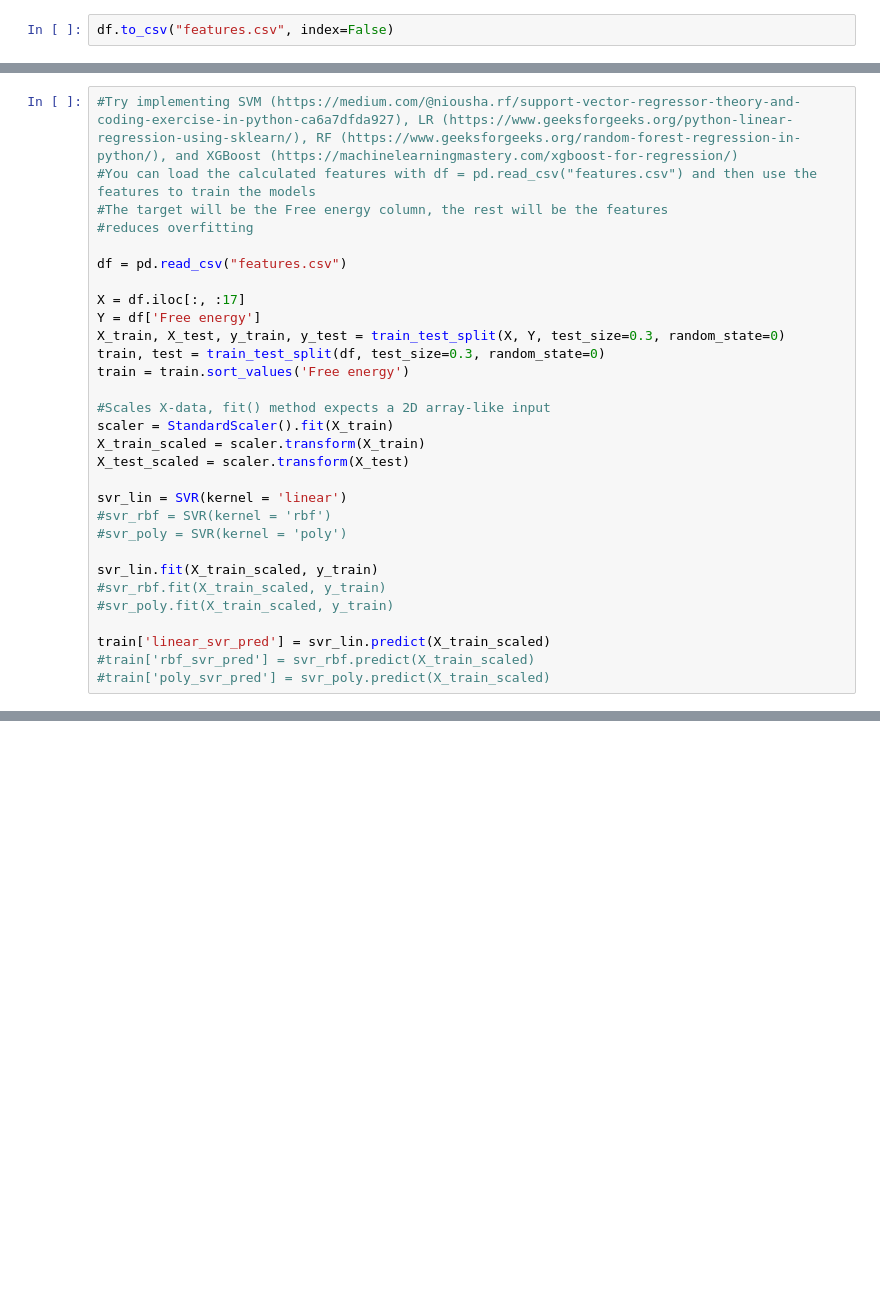
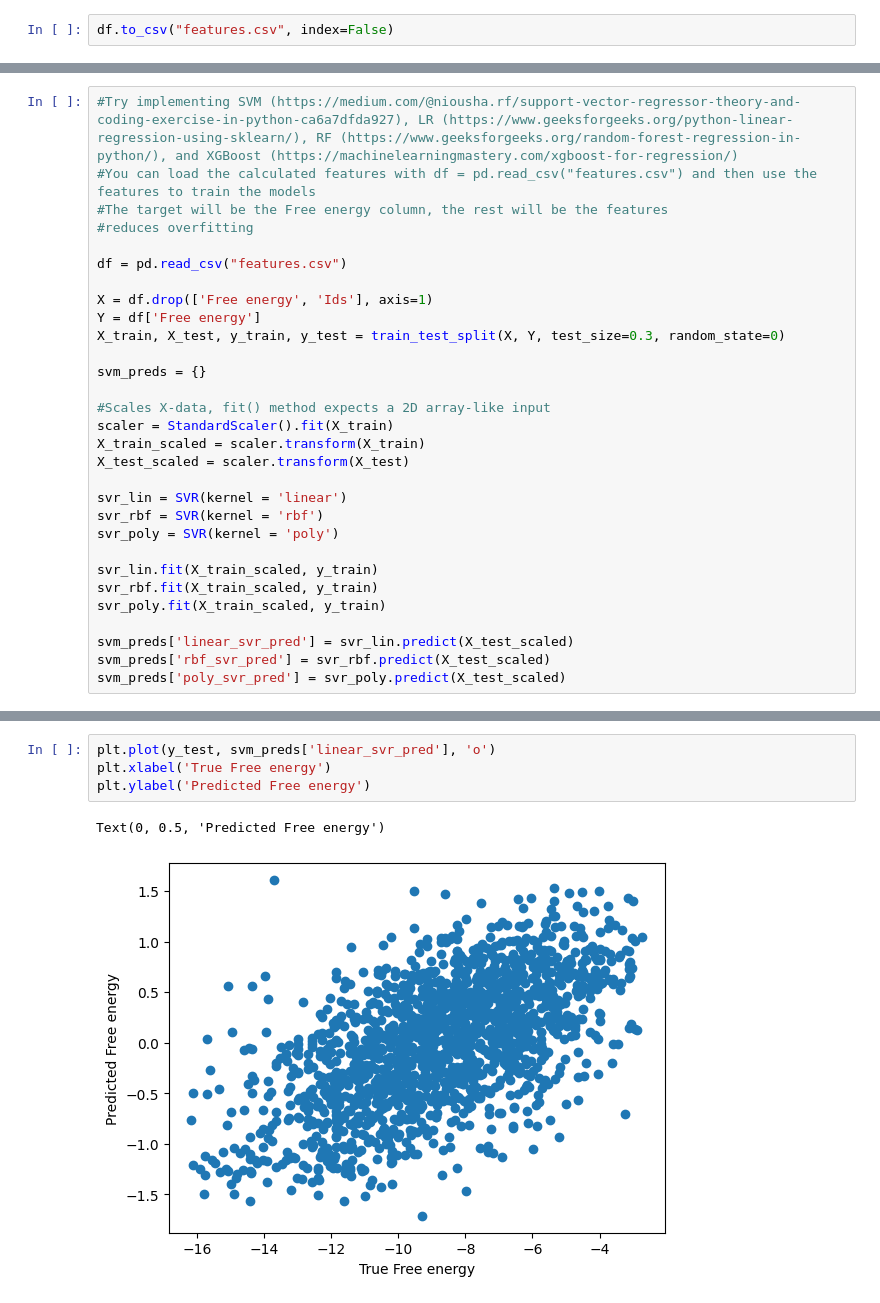
Before and after one commit to francoviscarra/BFE_ML, a Jupyter notebook: feature_calc/physicochemical_features.ipynb, the cells around one changed output, grey strips where cells are left out. Drawn from its saved outputs; the diff is of its cells as text; blank space fills up the shorter version.

```diff
--- a/feature_calc/physicochemical_features.ipynb
+++ b/feature_calc/physicochemical_features.ipynb
@@ -578,11 +595,11 @@ warnings.filterwarnings('ignore')
 
 df = pd.read_csv("features.csv")
 
-X = df.iloc[:, :17]
+X = df.drop(['Free energy', 'Ids'], axis=1)
 Y = df['Free energy']
 X_train, X_test, y_train, y_test = train_test_split(X, Y, test_size=0.3, random_state=0)
-train, test = train_test_split(df, test_size=0.3, random_state=0)
-train = train.sort_values('Free energy')
+
+svm_preds = {}
 
 #Scales X-data, fit() method expects a 2D array-like input
 scaler = StandardScaler().fit(X_train)
@@ -590,13 +607,13 @@ X_train_scaled = scaler.transform(X_train)
 X_test_scaled = scaler.transform(X_test)
 
 svr_lin = SVR(kernel = 'linear')
-#svr_rbf = SVR(kernel = 'rbf')
-#svr_poly = SVR(kernel = 'poly')
+svr_rbf = SVR(kernel = 'rbf')
+svr_poly = SVR(kernel = 'poly')
 
 svr_lin.fit(X_train_scaled, y_train)
-#svr_rbf.fit(X_train_scaled, y_train)
-#svr_poly.fit(X_train_scaled, y_train)
+svr_rbf.fit(X_train_scaled, y_train)
+svr_poly.fit(X_train_scaled, y_train)
 
-train['linear_svr_pred'] = svr_lin.predict(X_train_scaled)
-#train['rbf_svr_pred'] = svr_rbf.predict(X_train_scaled)
-#train['poly_svr_pred'] = svr_poly.predict(X_train_scaled)
+svm_preds['linear_svr_pred'] = svr_lin.predict(X_test_scaled)
+svm_preds['rbf_svr_pred'] = svr_rbf.predict(X_test_scaled)
+svm_preds['poly_svr_pred'] = svr_poly.predict(X_test_scaled)
@@ -604,0 +650,7 @@ Error:
+# %%
+plt.plot(y_test, svm_preds['linear_svr_pred'], 'o')
+plt.xlabel('True Free energy')
+plt.ylabel('Predicted Free energy')
+# %% [output]
+Text(0, 0.5, 'Predicted Free energy')
+[figure, added]
```
Also changed, not shown: parts of 15 cells of this notebook.
